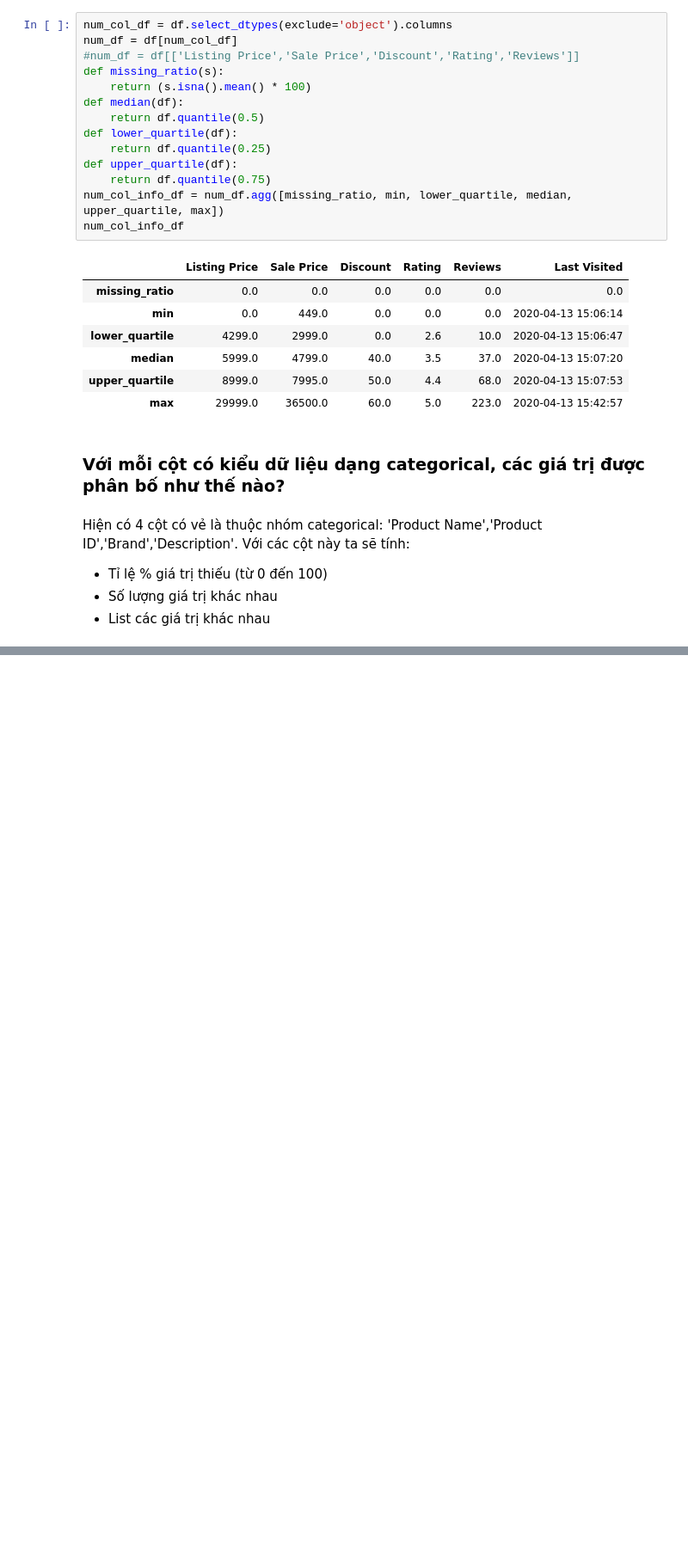
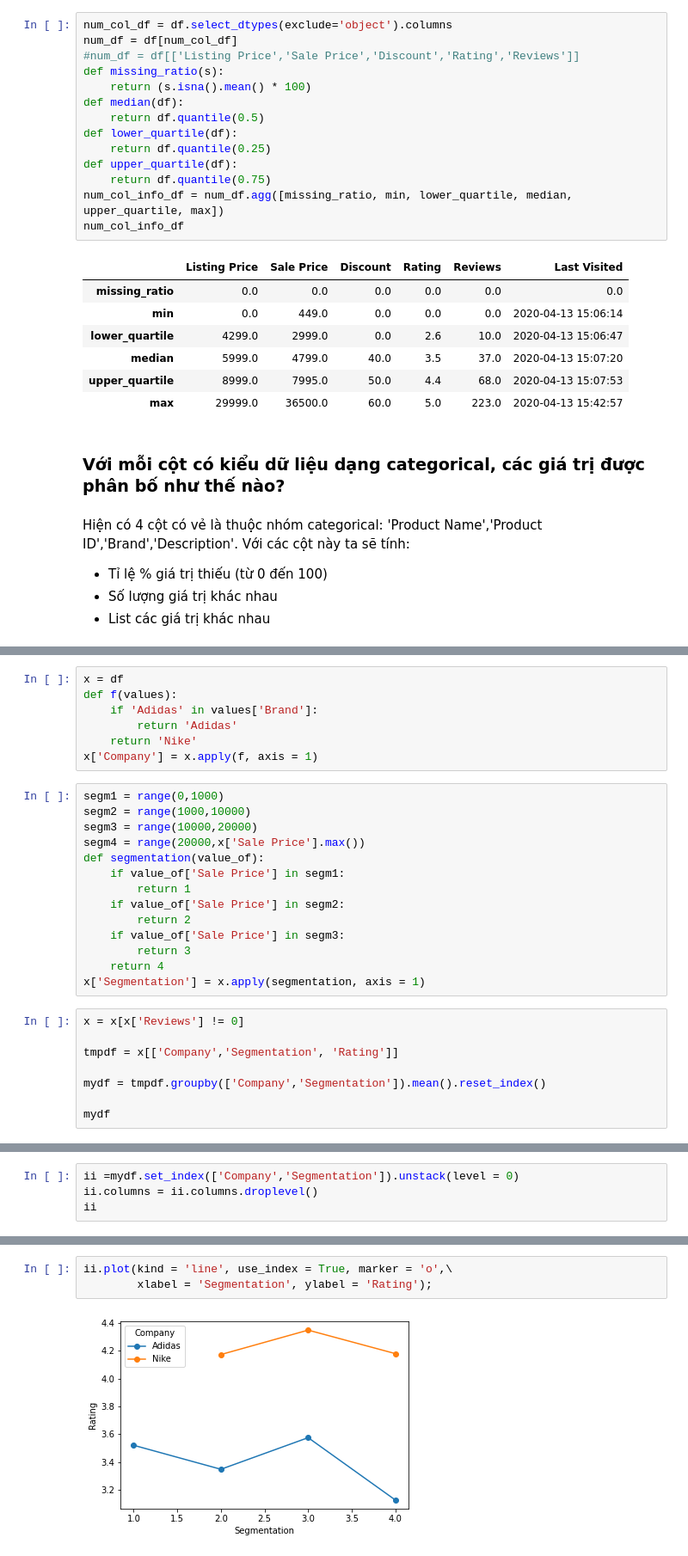
Before and after one commit to tvadiep/Sale-Analysis, a Jupyter notebook: SalesAnalysis.ipynb, the cells around one changed output, grey strips where cells are left out. Shown at 86% size. Saved outputs shown, nothing was run; the diff lists cells and outputs as text; blank space fills up the shorter version.

Commit message:
xong phan so sanh review tren tung phan khuc

```diff
--- a/SalesAnalysis.ipynb
+++ b/SalesAnalysis.ipynb
@@ -174,0 +190,29 @@ cate_col_profiles_df
+# %%
+x = df
+def f(values):
+    if 'Adidas' in values['Brand']:
+        return 'Adidas'
+    return 'Nike'
+x['Company'] = x.apply(f, axis = 1)
+# %%
+segm1 = range(0,1000)
+segm2 = range(1000,10000)
+segm3 = range(10000,20000)
+segm4 = range(20000,x['Sale Price'].max())
+def segmentation(value_of):
+    if value_of['Sale Price'] in segm1:
+        return 1
+    if value_of['Sale Price'] in segm2:
+        return 2
+    if value_of['Sale Price'] in segm3:
+        return 3
+    return 4
+x['Segmentation'] = x.apply(segmentation, axis = 1)
+# %%
+x = x[x['Reviews'] != 0]
+
+tmpdf = x[['Company','Segmentation', 'Rating']]
+
+mydf = tmpdf.groupby(['Company','Segmentation']).mean().reset_index()
+
+mydf
@@ -174,0 +228,4 @@ cate_col_profiles_df
+# %%
+ii =mydf.set_index(['Company','Segmentation']).unstack(level = 0)
+ii.columns = ii.columns.droplevel()
+ii
@@ -174,0 +239,5 @@ cate_col_profiles_df
+# %%
+ii.plot(kind = 'line', use_index = True, marker = 'o',\
+        xlabel = 'Segmentation', ylabel = 'Rating');
+# %% [output]
+[figure, added]
```
Also changed, not shown: parts of 12 cells of this notebook, 2 other files.
